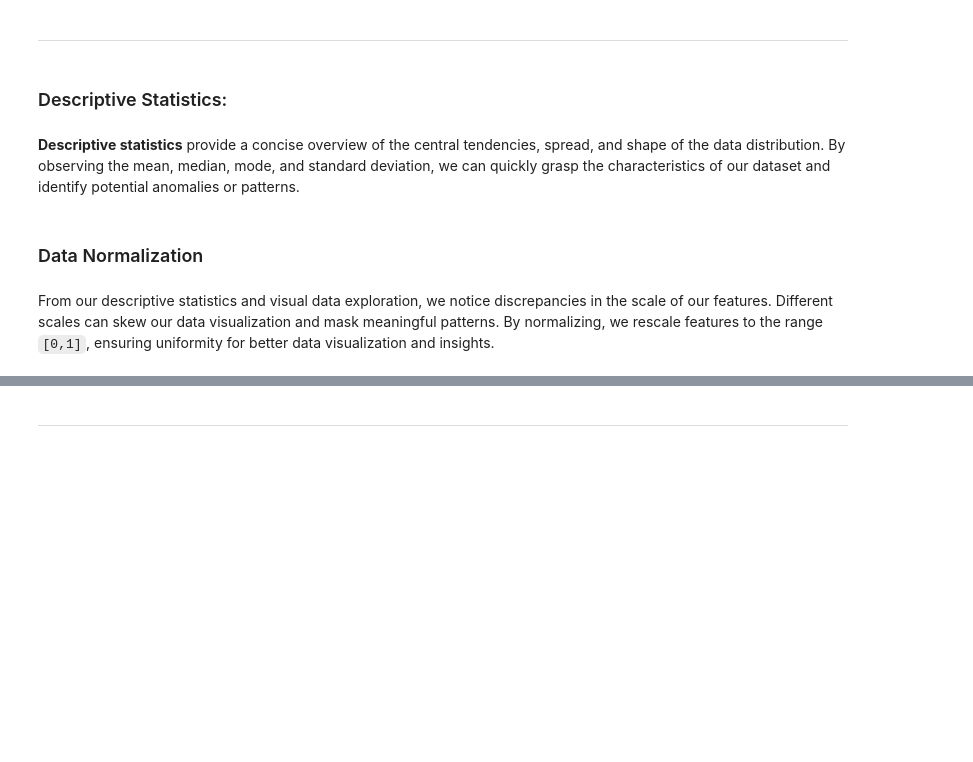
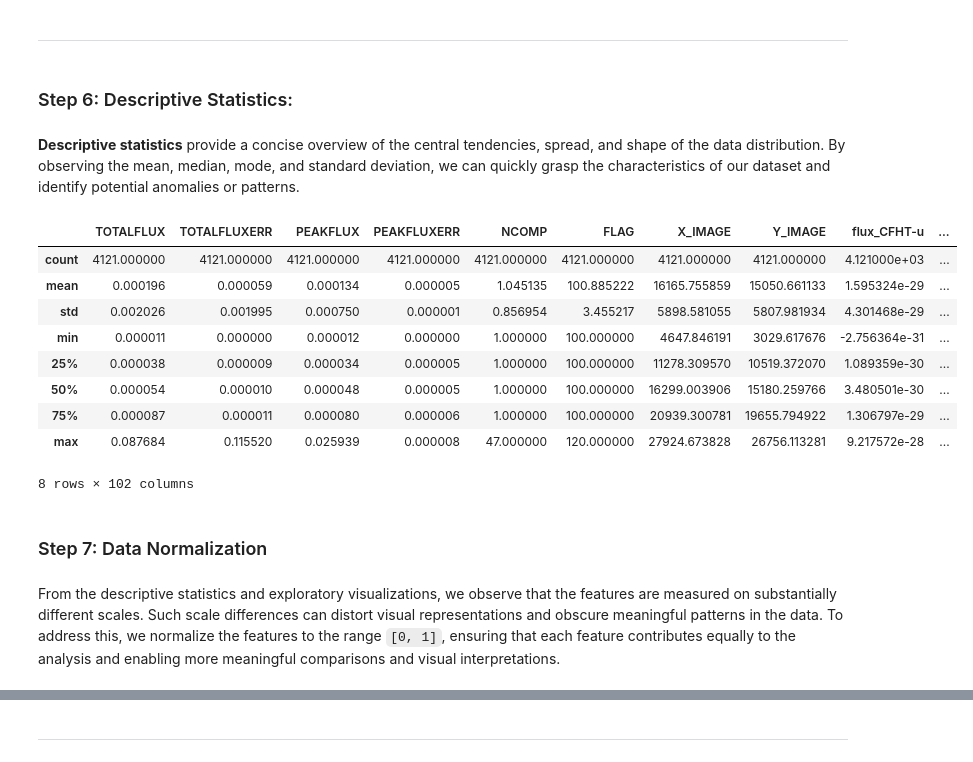
Before and after one commit to pfunzowalter/mightee-hack-pub, a Jupyter notebook: 1-Data_Exploration.ipynb, the cells around one changed output, grey strips where cells are left out. Drawn from its saved outputs; the diff is of its cells as text; code cells hidden in the pictures; blank space fills up the shorter version.

```diff
--- a/1-Data_Exploration.ipynb
+++ b/1-Data_Exploration.ipynb
@@ -59,0 +272,36 @@ The dataframe seems to be clean, because someone did the cleaning for you, You g
+# %%
+print("Data types of columns:")
+print(X.dtypes)
+print("-" * 30)
+
+# Check if ANY column contains object (string) or string data types
+has_strings = any(
+    pd.api.types.is_object_dtype(dtype)
+    or pd.api.types.is_string_dtype(dtype)
+    for dtype in X.dtypes
+)
+
+# 1. Identify which columns contain string/object data types
+string_cols = X.select_dtypes(include=["object", "string"]).columns.tolist()
+
+if string_cols:
+    print(f"⚠️ Found string data in the following columns: {string_cols}")
+    print("Dropping these columns to prepare for scaling...")
+
+    # 2. Drop the string columns from X
+    X_numeric = X.drop(columns=string_cols)
+else:
+    print("✅ No string columns found.")
+    X_numeric = X.copy()
+
+# 3. Check for any remaining missing values (NaNs) that might cause scaler to crash
+if X_numeric.isna().any().any():
+    print(
+        "⚠️ Found some missing values (NaNs). Dropping rows with NaNs..."
+    )  # scale can't take NaNs either
+    X_numeric = X_numeric.dropna()
+
+print("-" * 30)
+print(
+    f"🚀 Continuing with {X_numeric.shape[1]} purely numeric columns. Proceeding to scale..."
+)
@@ -60,18 +327,29 @@ The dataframe seems to be clean, because someone did the cleaning for you, You g
 # %% [markdown]
 ---
 # %% [markdown]
-### Descriptive Statistics:
+### Step 6: Descriptive Statistics:
 # %% [markdown]
 **Descriptive statistics** provide a concise overview of the central tendencies, spread, and shape of the data distribution. By observing the mean, median, mode, and standard deviation, we can quickly grasp the characteristics of our dataset and identify potential anomalies or patterns.
 # %%
-desc_stats = mightee_data.describe()
+desc_stats = X_numeric.describe()
 
 # Display the statistics
 desc_stats
+# %% [output]
+|  | TOTALFLUX | TOTALFLUXERR | PEAKFLUX | PEAKFLUXERR | NCOMP | FLAG | X_IMAGE | Y_IMAGE | flux_CFHT-u | ... |
+| count | 4121.000000 | 4121.000000 | 4121.000000 | 4121.000000 | 4121.000000 | 4121.000000 | 4121.000000 | 4121.000000 | 4.121000e+03 | ... |
+| mean | 0.000196 | 0.000059 | 0.000134 | 0.000005 | 1.045135 | 100.885222 | 16165.755859 | 15050.661133 | 1.595324e-29 | ... |
+| std | 0.002026 | 0.001995 | 0.000750 | 0.000001 | 0.856954 | 3.455217 | 5898.581055 | 5807.981934 | 4.301468e-29 | ... |
+| min | 0.000011 | 0.000000 | 0.000012 | 0.000000 | 1.000000 | 100.000000 | 4647.846191 | 3029.617676 | -2.756364e-31 | ... |
+| 25% | 0.000038 | 0.000009 | 0.000034 | 0.000005 | 1.000000 | 100.000000 | 11278.309570 | 10519.372070 | 1.089359e-30 | ... |
+| 50% | 0.000054 | 0.000010 | 0.000048 | 0.000005 | 1.000000 | 100.000000 | 16299.003906 | 15180.259766 | 3.480501e-30 | ... |
+| 75% | 0.000087 | 0.000011 | 0.000080 | 0.000006 | 1.000000 | 100.000000 | 20939.300781 | 19655.794922 | 1.306797e-29 | ... |
+| max | 0.087684 | 0.115520 | 0.025939 | 0.000008 | 47.000000 | 120.000000 | 27924.673828 | 26756.113281 | 9.217572e-28 | ... |
+8 rows × 102 columns
 # %% [markdown]
-### Data Normalization
+### Step 7: Data Normalization
 # %% [markdown]
-From our descriptive statistics and visual data exploration, we notice discrepancies in the scale of our features. Different scales can skew our data visualization and mask meaningful patterns. By normalizing, we rescale features to the range `[0,1]`, ensuring uniformity for better data visualization and insights.
+From the descriptive statistics and exploratory visualizations, we observe that the features are measured on substantially different scales. Such scale differences can distort visual representations and obscure meaningful patterns in the data. To address this, we normalize the features to the range `[0, 1]`, ensuring that each feature contributes equally to the analysis and enabling more meaningful comparisons and visual interpretations.
 # %%
 from sklearn.preprocessing import MinMaxScaler
 
```
Also changed, not shown: parts of 42 cells of this notebook, 14 other files.
